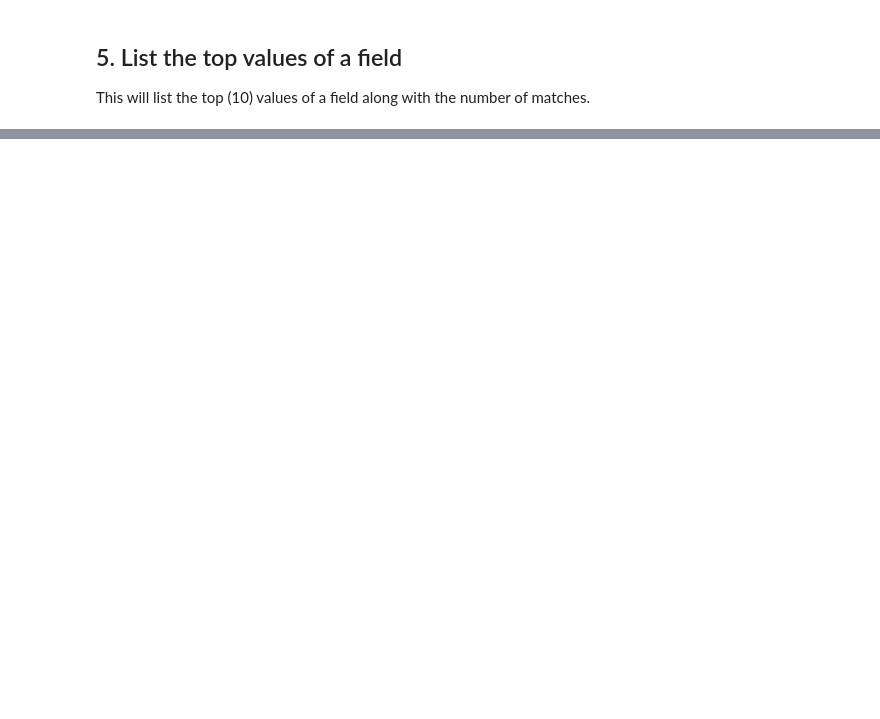
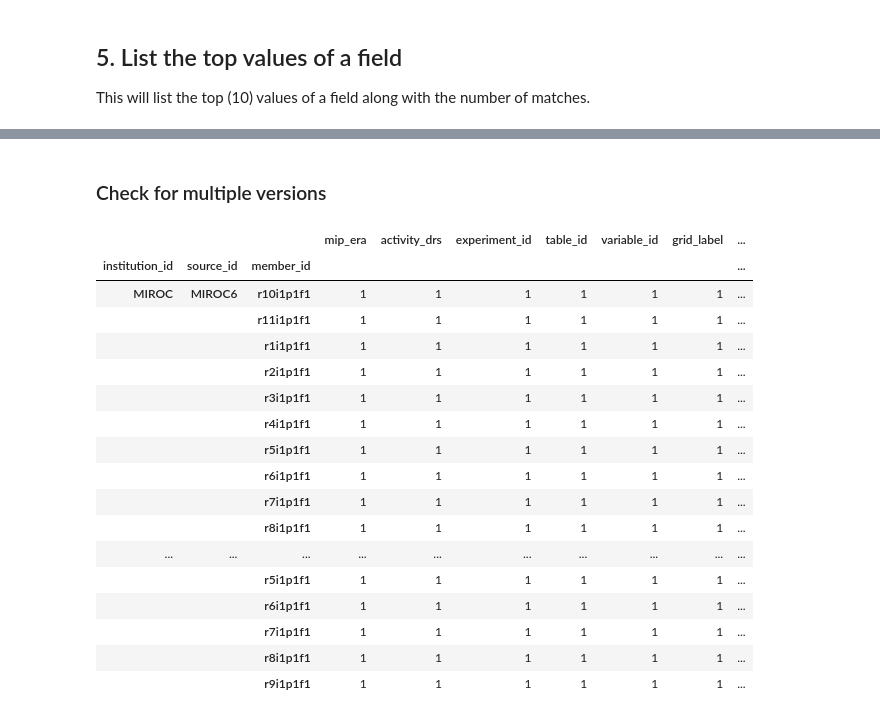
Before and after one commit to esgf-nimbus/cookbook, a Jupyter notebook: notebooks/intake.ipynb, the cells around one changed output, grey strips where cells are left out. Drawn from its saved outputs; the diff is of its cells as text; code cells hidden in the pictures; blank space fills up the shorter version.

```diff
--- a/notebooks/intake.ipynb
+++ b/notebooks/intake.ipynb
@@ -363,0 +162,5 @@ DataTree('CMIP', parent="CMIP6")
+# %%
+source_members = [x for idx, x in result.df[result.df.table_id=="day"].groupby(["source_id"])]
+common_members = [set(x["member_id"]) for x in source_members]
+common_members = common_members[0].intersection(*common_members[1:])
+common_members
@@ -363,0 +179,24 @@ DataTree('CMIP', parent="CMIP6")
+# %% [markdown]
+### Check for multiple versions
+# %%
+common_day = result.df[(result.df.table_id=='day') & result.df.member_id.isin(common_members)]
+common_day.groupby(["institution_id", "source_id", "member_id"]).nunique()
+# %% [output]
+|  |  |  | mip_era | activity_drs | experiment_id | table_id | variable_id | grid_label | ... |
+| institution_id | source_id | member_id |  |  |  |  |  |  | ... |
+| MIROC | MIROC6 | r10i1p1f1 | 1 | 1 | 1 | 1 | 1 | 1 | ... |
+|  |  | r11i1p1f1 | 1 | 1 | 1 | 1 | 1 | 1 | ... |
+|  |  | r1i1p1f1 | 1 | 1 | 1 | 1 | 1 | 1 | ... |
+|  |  | r2i1p1f1 | 1 | 1 | 1 | 1 | 1 | 1 | ... |
+|  |  | r3i1p1f1 | 1 | 1 | 1 | 1 | 1 | 1 | ... |
+|  |  | r4i1p1f1 | 1 | 1 | 1 | 1 | 1 | 1 | ... |
+|  |  | r5i1p1f1 | 1 | 1 | 1 | 1 | 1 | 1 | ... |
+|  |  | r6i1p1f1 | 1 | 1 | 1 | 1 | 1 | 1 | ... |
+|  |  | r7i1p1f1 | 1 | 1 | 1 | 1 | 1 | 1 | ... |
+|  |  | r8i1p1f1 | 1 | 1 | 1 | 1 | 1 | 1 | ... |
+| ... | ... | ... | ... | ... | ... | ... | ... | ... | ... |
+|  |  | r5i1p1f1 | 1 | 1 | 1 | 1 | 1 | 1 | ... |
+|  |  | r6i1p1f1 | 1 | 1 | 1 | 1 | 1 | 1 | ... |
+|  |  | r7i1p1f1 | 1 | 1 | 1 | 1 | 1 | 1 | ... |
+|  |  | r8i1p1f1 | 1 | 1 | 1 | 1 | 1 | 1 | ... |
+|  |  | r9i1p1f1 | 1 | 1 | 1 | 1 | 1 | 1 | ... |
```
Also changed, not shown: parts of 35 cells of this notebook.
